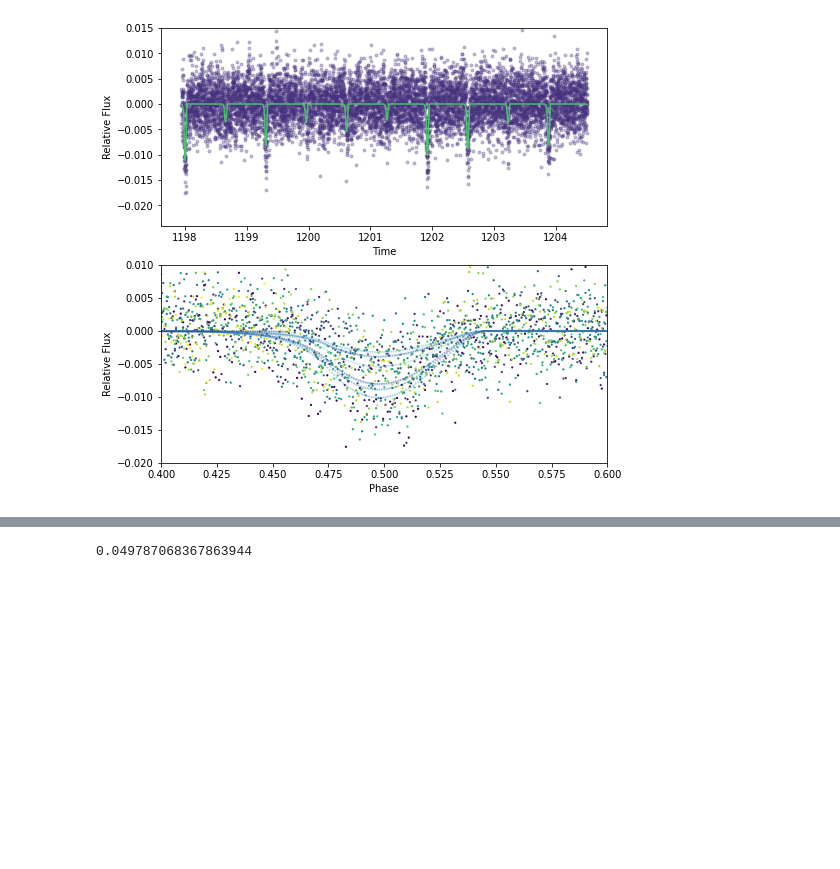
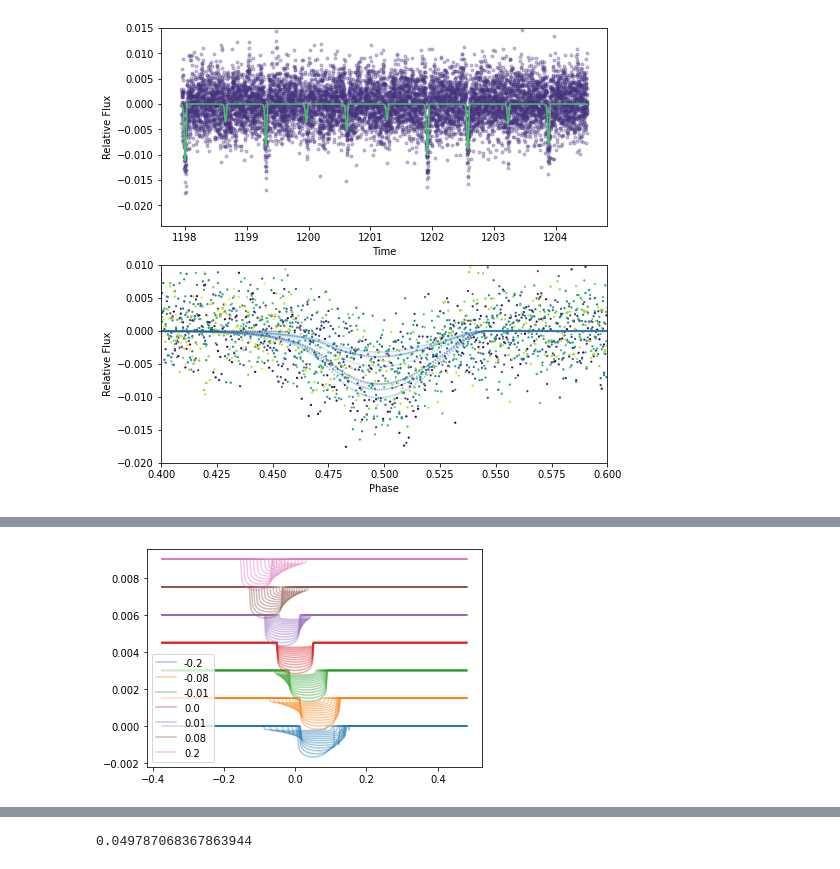
Before and after one commit to hposborn/project-find-evaporators, a Jupyter notebook: Model Ideas Notes.ipynb, the cells around one changed output, grey strips where cells are left out. Saved outputs shown, nothing was run; the diff lists cells and outputs as text; code cells hidden in the pictures; blank space fills up the shorter version.

```diff
--- a/Model Ideas Notes.ipynb
+++ b/Model Ideas Notes.ipynb
@@ -307,0 +409,97 @@ array([ 0.00000000e+00,  0.00000000e+00,  0.00000000e+00,  0.00000000e+00,
+# %%
+n_steps=13
+phase_coverage=0.2 #Max at around 0.2
+b=0.2
+log_depths  = np.random.normal(-3,1.5,len(trns_numbers))
+dust_vel    =  0.01  #This ONLY limits eccentricity
+sma_circ    = (((c.G.value*(u.Msun.to(u.kg))*Ms*(P*86400)**2)/(4*np.pi**2))**(1/3))/(u.AU.to(u.m))
+v_circ      = (2*np.pi*sma_circ*(u.AU.to(u.m)))/(P*86400)
+
+print("v_circ:",v_circ,"P:",P,"sma:",sma_circ)
+
+ndv=0
+
+for dust_vel in [-0.2,-0.08,-0.01,0.0,0.01,0.08,0.2]:
+    #As dust dispersion is constant and our steps are constant, we should also always have the same dispersion for each transit, so initialising here:
+    init_planet_ratio = ((sma_circ*u.AU.to(u.m))*(init_planet_mass*(u.Mearth.to(u.kg))/(3*Ms*(u.Msun.to(u.kg))))**(1/3))/(Rs*(u.Rsun.to(u.m))) #roche lobe for Mars-sized body on this orbit
+    log_rad_growth    = -3
+
+    # We parameterize the rate of growth of the dusty "planets" with log_rad_growth
+    planet_ratios     = init_planet_ratio+(1+np.exp(log_rad_growth))**np.linspace(2,1,n_steps)
+    planet_ratios     = (planet_ratios-planet_ratios[-1])/(2*planet_ratios[0])+init_planet_ratio #Limiting it at 0.5
+
+    sma_phantom = 1/(u.AU.to(u.m)*(2/(sma_circ*u.AU.to(u.m)) - ((1+dust_vel)*v_circ)**2/(c.G.value*Ms*(u.Msun.to(u.kg)))))
+    #1/(2/(sma_circ*u.AU.to(u.m)) - ((1+dust_vel)*v_circ)**2/(c.G.value*Ms*(u.Msun.to(u.kg))))
+    per_phantom = P*(sma_phantom/sma_circ)**(3/2)
+
+    #Setting eccentricities:
+    if dust_vel<0:
+        print("Velocity in = Leading Tail")
+        ecc_phantom = np.sqrt(sma_circ/sma_phantom-1)
+    elif dust_vel>0:
+        print("Velocity out = Following Tail")
+        ecc_phantom = np.sqrt(1-sma_circ/sma_phantom)
+    elif dust_vel==0:
+        ecc_phantom = 0.0
+
+    #Setting omega and t_periasterons:
+    if dust_vel<0:
+        print("vel:",dust_vel,"new_sma",sma_phantom,"new per:",per_phantom,"ecc:",ecc_phantom)
+        #In the case of velocity outwards, we get an ellipse with periapse 0.25P (pi/2) before release point
+        # As omega is defined as 0.5pi in transit, we get omegas from -phase_cov to 0
+        phantom_omega=np.linspace(1.5*np.pi - phase_coverage*2*np.pi, 1.5*np.pi, n_steps)
+        # And t_peri is from -0.5*P_p-phase_cov to -0.25*P
+        phantom_t_peris = np.linspace(0.5*per_phantom - phase_coverage*P, 0.5*per_phantom, n_steps)
+    else:
+        print("vel:",dust_vel,"new_sma",sma_phantom,"new per:",per_phantom,"ecc:",ecc_phantom)
+        #In the case of velocity inwards, we get an ellipse with periapse 0.25P (pi/2) after release point
+        # For omega, which is pi/2 at transit, we get pi-phase_cov to pi
+        phantom_omega = np.linspace(0.5*np.pi - phase_coverage*2*np.pi, 0.5*np.pi, n_steps)
+        phantom_t_peris = np.linspace(-1*phase_coverage*P, 0.0, n_steps)
+
+    # Dispersion is the parameter dealing with the net throughput of each dust "planet"
+    # We will start at 0.25 for the Hill Sphere and decrease
+    # How steep that decrease is can be varied with "log_dust_dispersion"
+    log_dust_dispersion=5
+    dispersion        = 0.25/(1.0+np.exp(log_dust_dispersion))**(np.linspace(0,1,n_steps))
+
+    #Defining t_periasteron as the time when the phatom planet left the real planet in the preceeding part of the orbit
+    # We have to redefine t_periasteron like this because we specifically want to model the fact that dust knocked off the surface *does not arrive at the time of transit*
+    #In the case of an in-falling dust body, we need to flip this by pi as periasteron becomes apasteron
+
+    #Defining limb darkening
+    u_star_tess = np.array([0.3, 0.2])
+
+    #Defining the orbit using stellar params (Rs, Ms) and period, omega, t_peri, ecc and b:
+    orbit = xo.orbits.KeplerianOrbit(r_star=Rs,m_star=Ms,
+                                     period=np.tile(per_phantom,n_steps),
+                                     omega=phantom_omega,
+                                     t_periastron=phantom_t_peris,
+                                     ecc=np.tile(ecc_phantom,n_steps),
+                                     b=np.tile(b,n_steps))
+
+    #Getting the lightcurve for all orbits, for all times (where the times have been adjusted to be ~0)
+    lc = xo.LimbDarkLightCurve(u_star_tess).get_light_curve(orbit=orbit,r=planet_ratios,
+                                                            t=P*(phase-np.round(phase))).eval()
+    #For short-period orbits, we really need to make sure that the second orbits are not included...
+    lc[((P*(phase-np.round(phase))[:,np.newaxis]<orbit.t0.eval()[np.newaxis,:]-0.5*per_phantom)+(P*(phase-np.round(phase))[:,np.newaxis]>orbit.t0.eval()[np.newaxis,:]+0.5*per_phantom))]=0
+
+    #Incorporating dispersion and finding the minimum in order to normalise lightcurve to depth=1.0
+    disp_lc = np.sum(lc*dispersion[np.newaxis,:],axis=1)
+    lc_min  = np.clip(np.min(disp_lc),-1e5,-1e-20)
+
+    #Incorporating depth differences by multipliying depths (N_Tr, 1) by a phase index (N_tr x N_lc) and summing along N_tr axis:
+    depth_adjusts = np.sum(np.exp(log_depths)[:,np.newaxis]*phase_index,axis=0)
+
+    #Multiplying normalised lc by the depth:
+    model_lc = -1*(disp_lc/lc_min)*depth_adjusts
+
+    for n in range(n_steps):
+        if n==0:
+            _=plt.plot((phase-np.round(phase))[:820],ndv*1.5e-3+lc[:820,n],'-',c='C'+str(ndv),alpha=0.4,label=str(dust_vel))
+        else:
+            _=plt.plot((phase-np.round(phase))[:820],ndv*1.5e-3+lc[:820,n],'-',c='C'+str(ndv),alpha=0.4)
+    print(orbit.t0.eval())
+    ndv+=1
+plt.legend()
+# %% [output]
@@ -307,0 +547 @@ array([ 0.00000000e+00,  0.00000000e+00,  0.00000000e+00,  0.00000000e+00,
+[figure, added]
```
Also changed, not shown: parts of 60 cells of this notebook, 2 other files.
